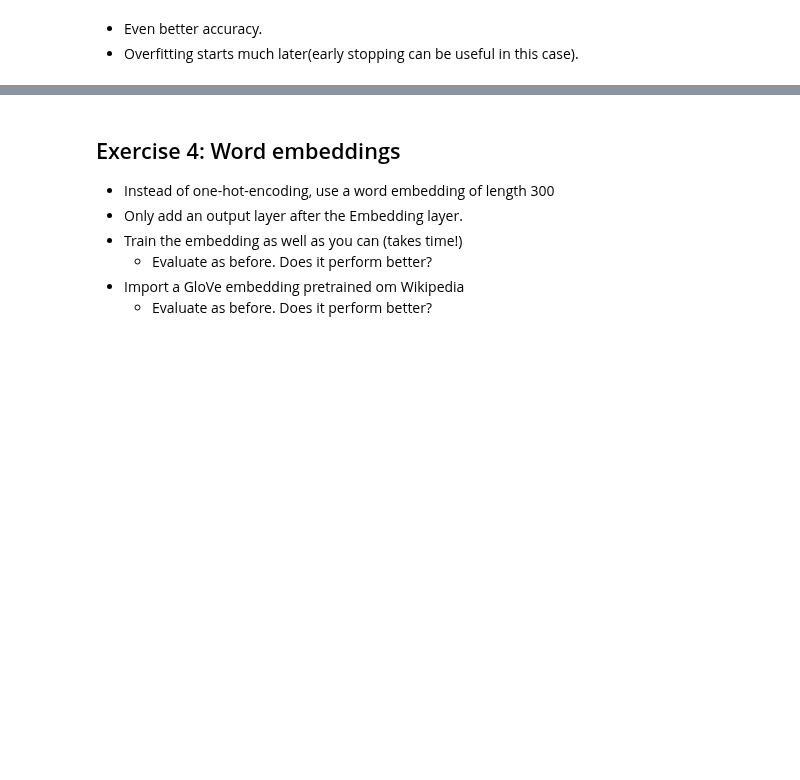
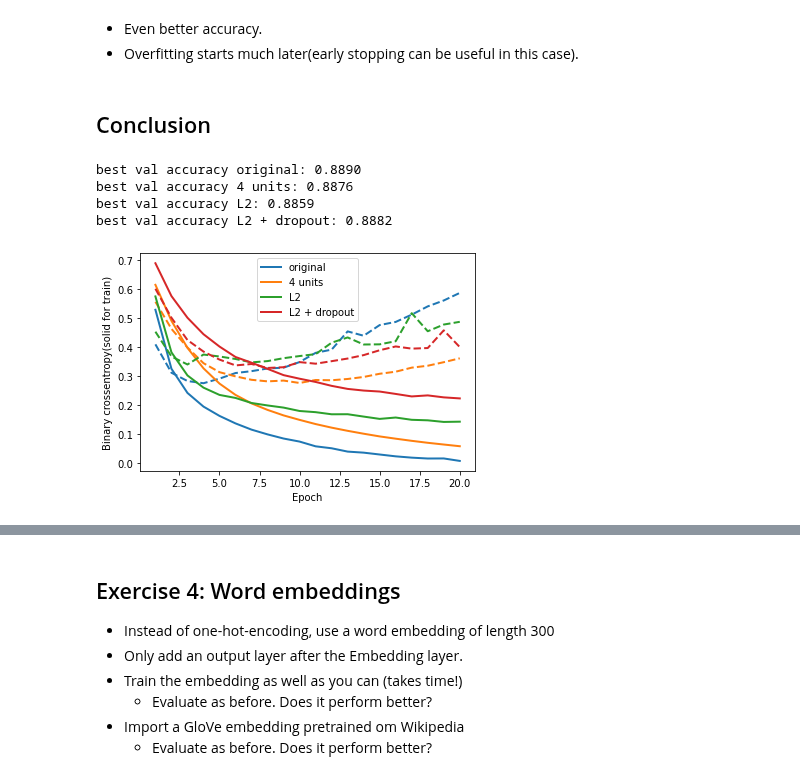
Before and after one commit to gekas145/tue-ml-course, a Jupyter notebook: labs/Lab 7b - Neural Networks for text.ipynb, the cells around one changed output, grey strips where cells are left out. Cells and saved outputs as stored; diff of their text form; code cells hidden in the pictures; blank space fills up the shorter version.

```diff
--- a/labs/Lab 7b - Neural Networks for text.ipynb
+++ b/labs/Lab 7b - Neural Networks for text.ipynb
@@ -504,3 +526,29 @@ model2.evaluate(x_test, y_test)
 # %% [markdown]
 * Even better accuracy.
 * Overfitting starts much later(early stopping can be useful in this case).
+# %% [markdown]
+## Conclusion
+# %%
+histories = [history_original, history, history1, history2]
+names = ["original", "4 units", "L2", "L2 + dropout"]
+
+plt.figure()
+plt.xlabel("Epoch")
+plt.ylabel("Binary crossentropy(solid for train)")
+
+for i in range(len(histories)):
+    epochs = np.array(histories[i].epoch) + 1
+    hist = pd.DataFrame(histories[i].history)
+
+    plt.plot(epochs, hist["loss"], label=names[i], lw=2, c=f"C{i}")
+    plt.plot(epochs, hist["val_loss"], lw=2, linestyle="--", c=f"C{i}")
+    print(f"best val accuracy {names[i]}: {np.max(hist['val_accuracy']):.4f}")
+
+plt.legend()
+plt.show()
+# %% [output]
+best val accuracy original: 0.8890
+best val accuracy 4 units: 0.8876
+best val accuracy L2: 0.8859
+best val accuracy L2 + dropout: 0.8882
+[figure, added]
```
Also changed, not shown: parts of 25 cells of this notebook.
